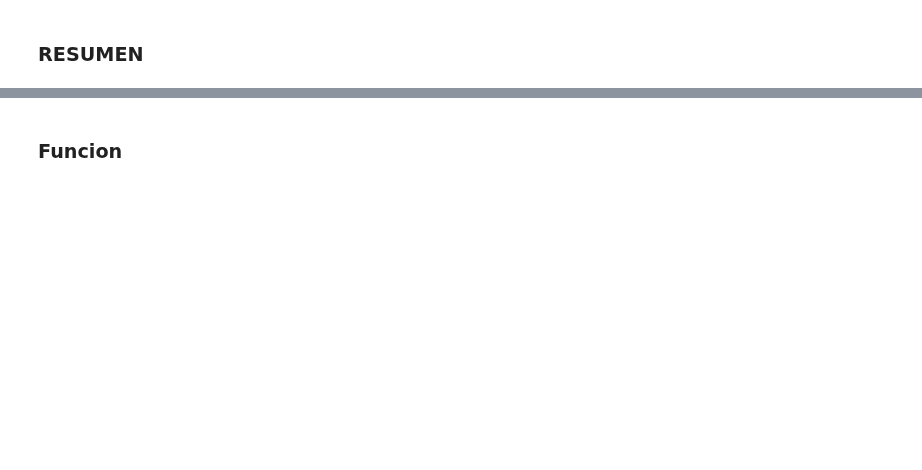
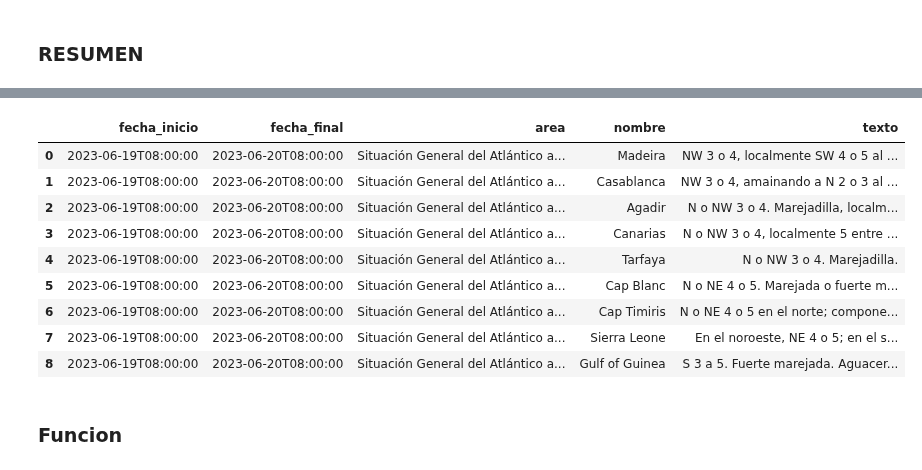
Before and after one commit to Ironhack-Data-Madrid-PartTime-May22/apuntes_clases, a Jupyter notebook: semana-08/8.3-APIsII.ipynb, the cells around one changed output, grey strips where cells are left out. Drawn from its saved outputs; the diff is of its cells as text; code cells hidden in the pictures; blank space fills up the shorter version.

```diff
--- a/semana-08/8.3-APIsII.ipynb
+++ b/semana-08/8.3-APIsII.ipynb
@@ -93,2 +225,7 @@ def get_api(url):
 # %% [markdown]
 ### 3. Extraccion de datos: Predicción para un periodo de 24 horas de las condiciones meteorológicas para el área marítima pasada por parámetro.
+# %%
+url =f"https://opendata.aemet.es/opendata/api/prediccion/maritima/altamar/area/0?api_key={token}"
+res_api = requests.get(url)
+res_api = requests.get(res_api.json()["datos"])
+res_api.json()
@@ -94,0 +250,3 @@ def get_api(url):
+# %%
+diccionario_limpio = res_api.json()[0]
+diccionario_limpio
@@ -103,2 +345,7 @@ def get_api(url):
 # %%
 # iteramos por todos los valores que tenemos en la key "zona"
+informacion = {"nombre":[],"texto":[]}
+for i in diccionario_limpio["prediccion"]["zona"]:
+    informacion["nombre"].append(i["nombre"])
+    informacion["texto"].append(i["texto"])
+informacion
@@ -108,0 +386,21 @@ def get_api(url):
+# %%
+# descarga de datos
+url =f"https://opendata.aemet.es/opendata/api/prediccion/maritima/altamar/area/0?api_key={token}"
+res_api = requests.get(url)
+res_api = requests.get(res_api.json()["datos"])
+res_api.json()
+
+diccionario_limpio = res_api.json()[0]
+fecha_inicio = diccionario_limpio["situacion"]["inicio"]
+fecha_final = diccionario_limpio["situacion"]["fin"]
+area = diccionario_limpio["situacion"]["nombre"]
+
+informacion = {"fecha_inicio":[],"fecha_final":[],"area":[],"nombre":[],"texto":[]}
+for i in diccionario_limpio["prediccion"]["zona"]:
+    informacion["fecha_inicio"].append(fecha_inicio)
+    informacion["fecha_final"].append(fecha_final)
+    informacion["area"].append(area)
+    informacion["nombre"].append(i["nombre"])
+    informacion["texto"].append(i["texto"])
+
+informacion
@@ -109,4 +425,17 @@ def get_api(url):
 # %%
 # convertimos a df
+df = pd.DataFrame(informacion)
+df
+# %% [output]
+|  | fecha_inicio | fecha_final | area | nombre | texto |
+| 0 | 2023-06-19T08:00:00 | 2023-06-20T08:00:00 | Situación General del Atlántico a... | Madeira | NW 3 o 4, localmente SW 4 o 5 al ... |
+| 1 | 2023-06-19T08:00:00 | 2023-06-20T08:00:00 | Situación General del Atlántico a... | Casablanca | NW 3 o 4, amainando a N 2 o 3 al ... |
+| 2 | 2023-06-19T08:00:00 | 2023-06-20T08:00:00 | Situación General del Atlántico a... | Agadir | N o NW 3 o 4. Marejadilla, localm... |
+| 3 | 2023-06-19T08:00:00 | 2023-06-20T08:00:00 | Situación General del Atlántico a... | Canarias | N o NW 3 o 4, localmente 5 entre ... |
+| 4 | 2023-06-19T08:00:00 | 2023-06-20T08:00:00 | Situación General del Atlántico a... | Tarfaya | N o NW 3 o 4. Marejadilla. |
+| 5 | 2023-06-19T08:00:00 | 2023-06-20T08:00:00 | Situación General del Atlántico a... | Cap Blanc | N o NE 4 o 5. Marejada o fuerte m... |
+| 6 | 2023-06-19T08:00:00 | 2023-06-20T08:00:00 | Situación General del Atlántico a... | Cap Timiris | N o NE 4 o 5 en el norte; compone... |
+| 7 | 2023-06-19T08:00:00 | 2023-06-20T08:00:00 | Situación General del Atlántico a... | Sierra Leone | En el noroeste, NE 4 o 5; en el s... |
+| 8 | 2023-06-19T08:00:00 | 2023-06-20T08:00:00 | Situación General del Atlántico a... | Gulf of Guinea | S 3 a 5. Fuerte marejada. Aguacer... |
 # %% [markdown]
 ### Funcion
```
Also changed, not shown: parts of 32 cells of this notebook, 2 other files.
